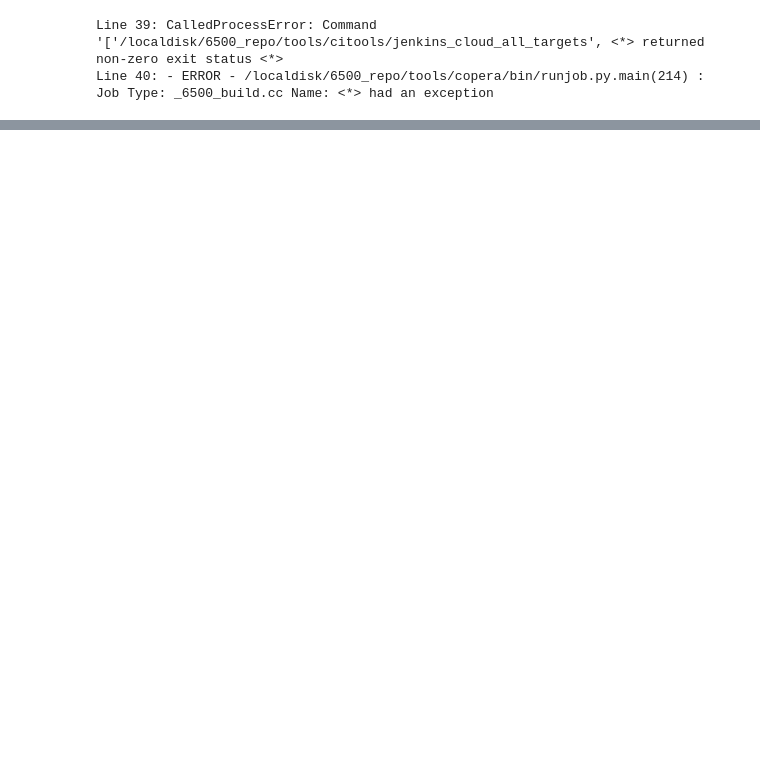
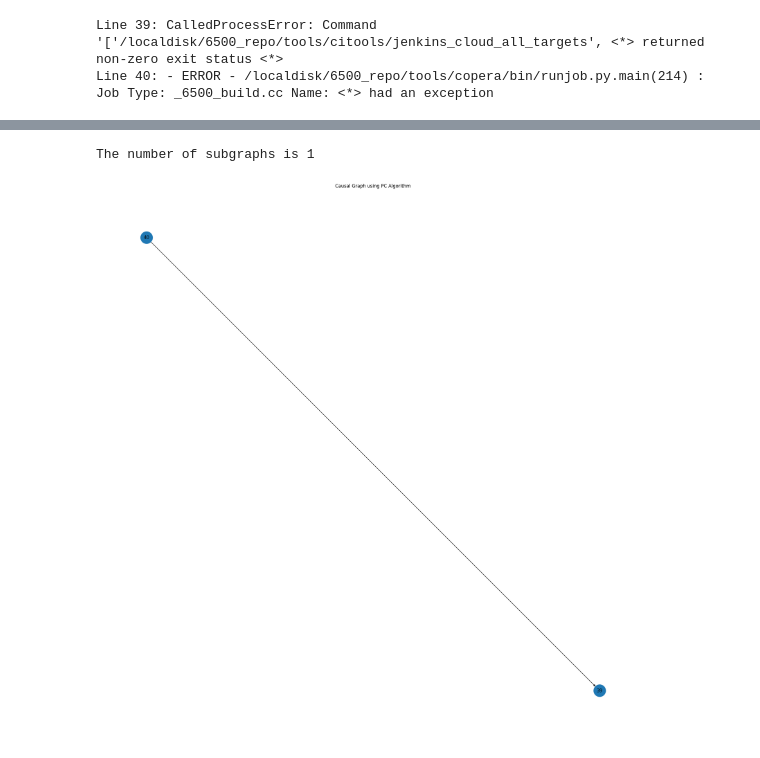
Before and after one commit to vbertalan/CSL, a Jupyter notebook: Workflow.ipynb, the cells around one changed output, grey strips where cells are left out. Drawn from its saved outputs; the diff is of its cells as text; code cells hidden in the pictures; blank space fills up the shorter version.

Commit message:
checking backwards causality

```diff
--- a/Workflow.ipynb
+++ b/Workflow.ipynb
@@ -255,3 +255,10 @@ for number in lines:
 # %% [output]
 Line 39: CalledProcessError: Command '['/localdisk/6500_repo/tools/citools/jenkins_cloud_all_targets', <*> returned non-zero exit status <*>
 Line 40: - ERROR - /localdisk/6500_repo/tools/copera/bin/runjob.py.main(214) : Job Type: _6500_build.cc Name: <*> had an exception
+# %%
+## Checking Backwards Causality
+
+indexes = [39,40]
+
+temp_df = df_causality.iloc[:,indexes]
+print(temp_df)
@@ -257,0 +280,21 @@ Line 40: - ERROR - /localdisk/6500_repo/tools/copera/bin/runjob.py.main(214) : J
+# %%
+
+est = PC(temp_df)
+model_chi = est.estimate(ci_test='chi_square')
+#print(len(model_chi.edges()))
+model_gsq, _ = est.estimate(ci_test='g_sq', return_type='skeleton')
+#print(len(model_gsq.edges()))
+
+# Visualize the resulting causal graph
+import networkx as nx
+import matplotlib.pyplot as plt
+
+nx_graph = nx.DiGraph(model_chi.edges())
+print("The number of subgraphs is {}".format(nx.number_weakly_connected_components(nx_graph)))
+plt.figure(figsize=(20,20))
+nx.draw(nx_graph, node_size=1000, with_labels=True)
+plt.title("Causal Graph using PC Algorithm")
+plt.show()
+# %% [output]
+The number of subgraphs is 1
+[figure, added]
```
Also changed, not shown: parts of 3 cells of this notebook.
